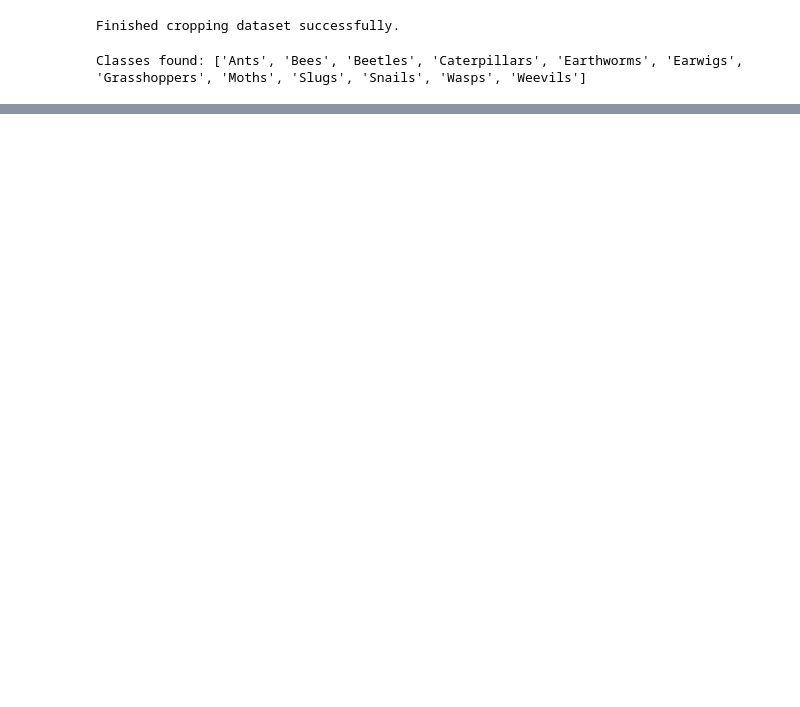
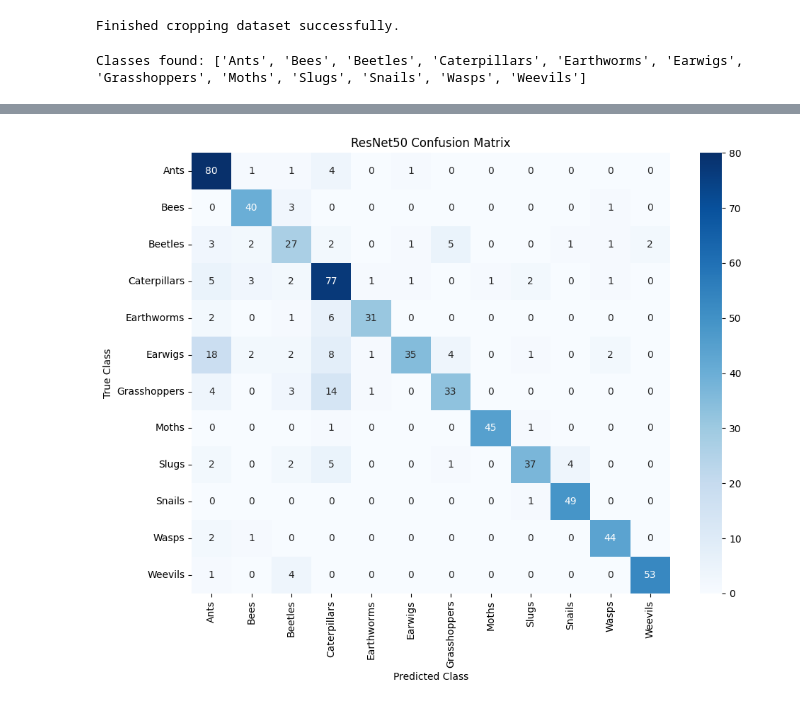
Before and after one commit to a-kuchuk/cv, a Jupyter notebook: TransferLearning.ipynb, the cells around one changed output, grey strips where cells are left out. Drawn from its saved outputs; the diff is of its cells as text; code cells hidden in the pictures; blank space fills up the shorter version.

Commit message:
updated transfer learning method with performance results

```diff
--- a/TransferLearning.ipynb
+++ b/TransferLearning.ipynb
@@ -98,10 +139,10 @@ Processing test (546 images) ...
 Finished cropping dataset successfully.
 # %%
-# Now training ResNet50 model using transfer learning from YOLO-cropped classification dataset
-res_data_root = "cls_dataset"     # Your YOLO-cropped dataset
-batch_size = 32               # Higher batch is okay for ResNet50
-num_workers = 2               # Use 0 if RAM is small; 2 is safe
-num_epochs = 10               # Enough for transfer learning
+# Now training ResNet50 model using transfer learning from cropped classification dataset
+res_data_root = output_root
+batch_size = 32
+num_workers = 2
+num_epochs = 15               # Enough for transfer learning
 learning_rate = 1e-4
 img_size = 224                # ResNet50 requires 224x224 input
 
@@ -258,0 +288,69 @@ Predicted Class: Grasshoppers
+# %%
+# Provide statistics and results
+
+# YOLO detection performance
+print("\n===================== YOLO Detection Performance =====================")
+detector_stat = YOLO("yolo_transfer_model3/weights/best.pt")
+metrics = detector_stat.val(data="dataset/data.yaml", split="test", device=0)
+
+mAP50      = metrics.box.map50     # mAP@0.50
+mAP5095    = metrics.box.map       # mAP@[0.50:0.95]
+precision  = metrics.box.mp        # mean precision
+recall     = metrics.box.mr        # mean recall
+print(f"mAP@50:         {mAP50:.4f}")
+print(f"mAP@50–95:      {mAP5095:.4f}")
+print(f"Precision:      {precision:.4f}")
+print(f"Recall:         {recall:.4f}")
+print("===============================================================================\n")
+print("===================== ResNet50 Classification Performance =====================")
+# Resnet 50 Classification Performance
+y_true = []
+y_pred = []
+y_prob = []
+
+resnet_model.eval()
+
+with torch.no_grad():
+    for imgs, labels in test_loader:
+        imgs = imgs.to(device)
+
+        outputs = resnet_model(imgs)
+        probs = F.softmax(outputs, dim=1).cpu().numpy()
+
+        preds = np.argmax(probs, axis=1)
+
+        y_true.extend(labels.numpy())
+        y_pred.extend(preds)
+        y_prob.extend(probs)     # n_samples × n_classes
+
+acc = accuracy_score(y_true, y_pred)
+prec = precision_score(y_true, y_pred, average="weighted")
+rec = recall_score(y_true, y_pred, average="weighted")
+f1 = f1_score(y_true, y_pred, average="weighted")
+
+print("Accuracy :", acc)
+print("Precision:", prec)
+print("Recall   :", rec)
+print("F1 Score :", f1)
+
+# convert true labels to one-hot
+y_true_oh = np.zeros_like(y_prob)
+for i, label in enumerate(y_true):
+    y_true_oh[i][label] = 1
+
+auc = roc_auc_score(y_true_oh, y_prob, average="weighted", multi_class="ovr")
+print(f"AUC      : {auc:.4f}")
+print("===============================================================================\n")
+
+cm = confusion_matrix(y_true, y_pred)
+
+plt.figure(figsize=(10, 8))
+sns.heatmap(cm, annot=True, fmt="d", cmap="Blues",
+            xticklabels=classes,
+            yticklabels=classes)
+plt.title("ResNet50 Confusion Matrix")
+plt.xlabel("Predicted Class")
+plt.ylabel("True Class")
+plt.tight_layout()
+plt.show()
+# %% [output]
@@ -258,0 +374 @@ Predicted Class: Grasshoppers
+[figure, added]
```
Also changed, not shown: parts of 6 cells of this notebook.
